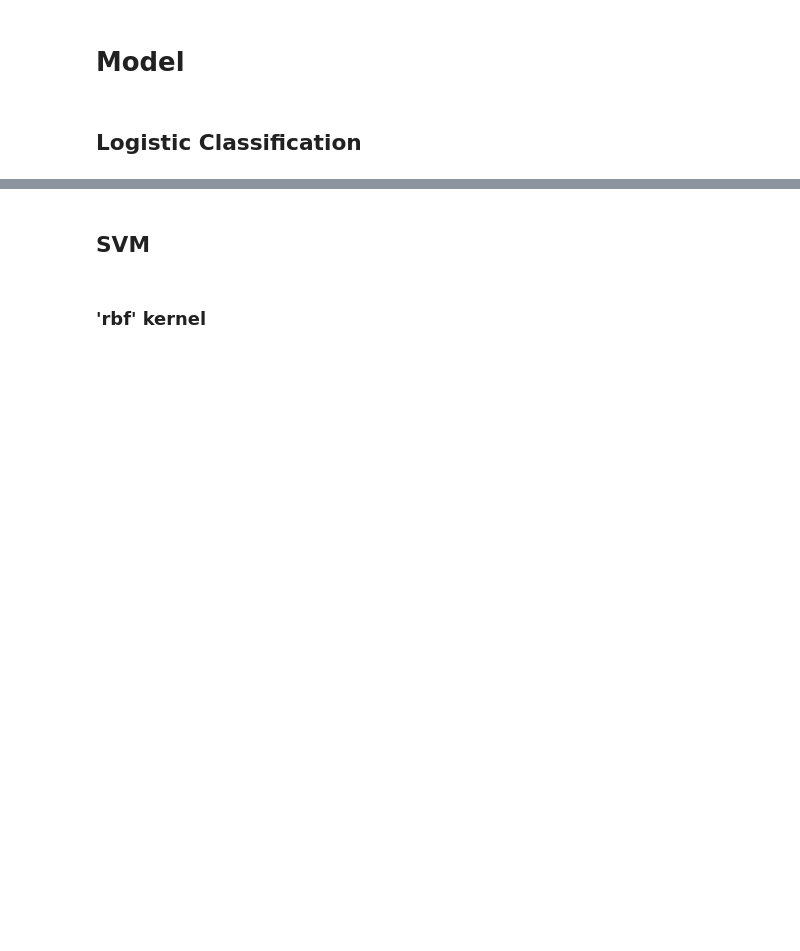
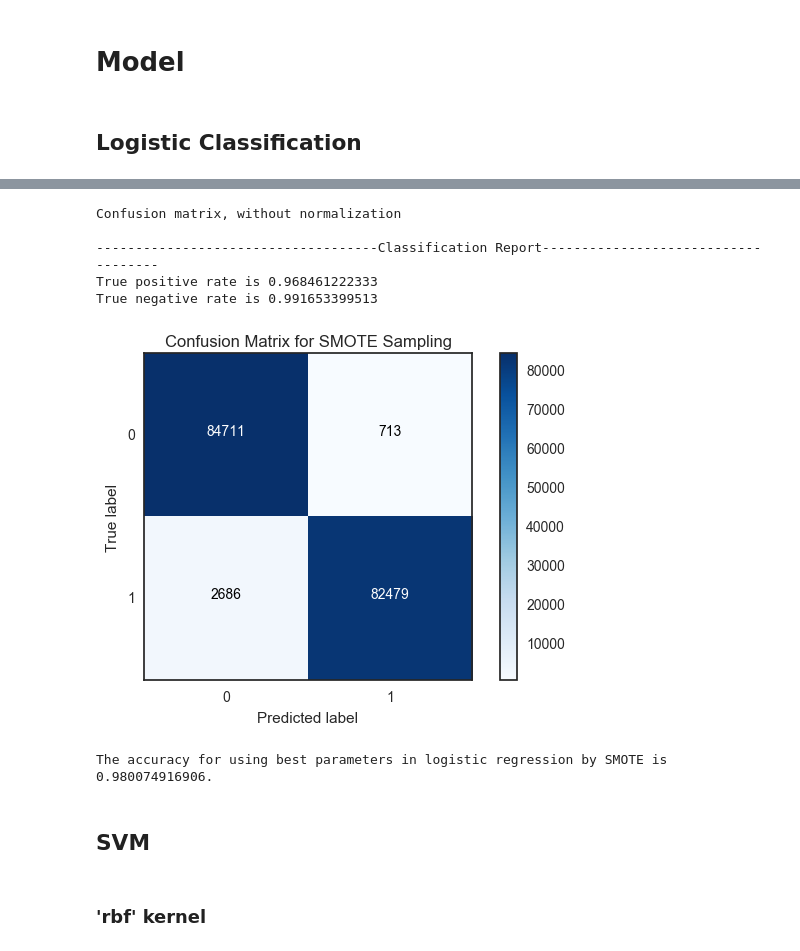
Before and after one commit to guanyu917/Fraud-Detection, a Jupyter notebook: Credit Card Fraud Transaction Detection.ipynb, the cells around one changed output, grey strips where cells are left out. Drawn from its saved outputs; the diff is of its cells as text; code cells hidden in the pictures; blank space fills up the shorter version.

```diff
--- a/Credit Card Fraud Transaction Detection.ipynb
+++ b/Credit Card Fraud Transaction Detection.ipynb
@@ -195,10 +252,10 @@ X_untrain, X_untest, y_untrain, y_untest = train_test_split(X, y, test_size = 0.
 ### Smote Sampling
 # %%
 # SMOTE Sampling
-X = data[feature_name].as_matrix()
-y = data[class_name].as_matrix()
-X_resampled, y_resampled= SMOTE(random_state = 44).fit_sample(X, y)
-X_train, X_test, y_train, y_test = train_test_split(X_resampled, y_resampled, test_size = 0.3)
+X_smote = data[feature_name].as_matrix()
+y_smote = data[class_name].as_matrix()
+X_resampled, y_resampled= SMOTE(random_state = 44).fit_sample(X_smote, y_smote)
+X_smtrain, X_smtest, y_smtrain, y_smtest = train_test_split(X_resampled, y_resampled, test_size = 0.3)
 # %% [markdown]
 # Model
 # %% [markdown]
@@ -255,3 +311,18 @@ Confusion matrix, without normalization
+# %%
+sm_log_pred = best_est_pred_sm.predict(X_smtest)
+classification_report(y_smtest, sm_log_pred, set_title = 'Confusion Matrix (Logistic) for SMOTE Sampling')
+# %% [output]
+Confusion matrix, without normalization
+
+------------------------------------Classification Report------------------------------------
+True positive rate is 0.968461222333
+True negative rate is 0.991653399513
+[figure, added]
+# %%
+print("The accuracy for using best parameters in logistic regression by SMOTE is {}."
+      .format(accuracy_score(y_smtest.ravel(), sm_log_pred)))
+# %% [output]
+The accuracy for using best parameters in logistic regression by SMOTE is 0.980074916906.
 # %% [markdown]
 ## SVM
 # %% [markdown]
```
Also changed, not shown: parts of 55 cells of this notebook.
